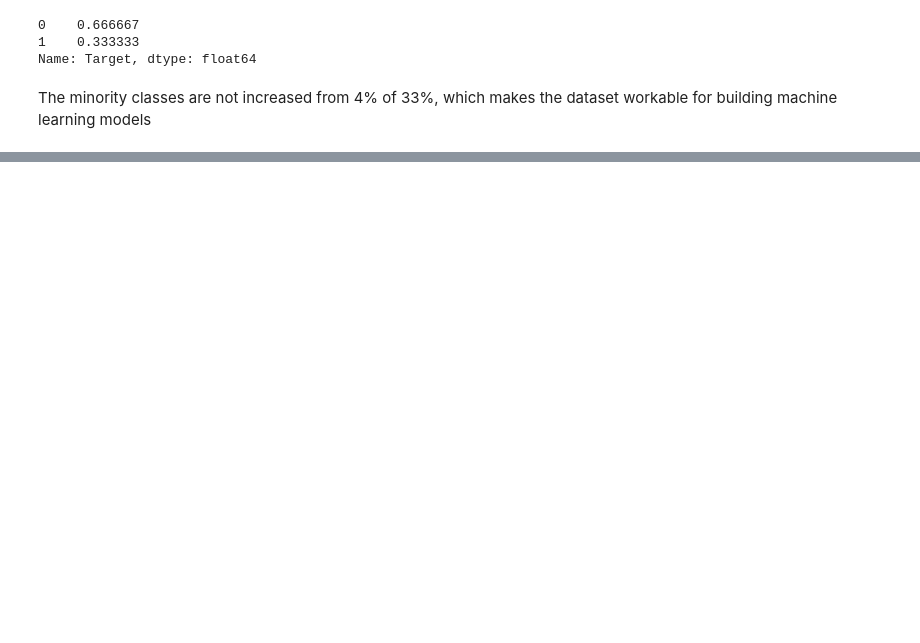
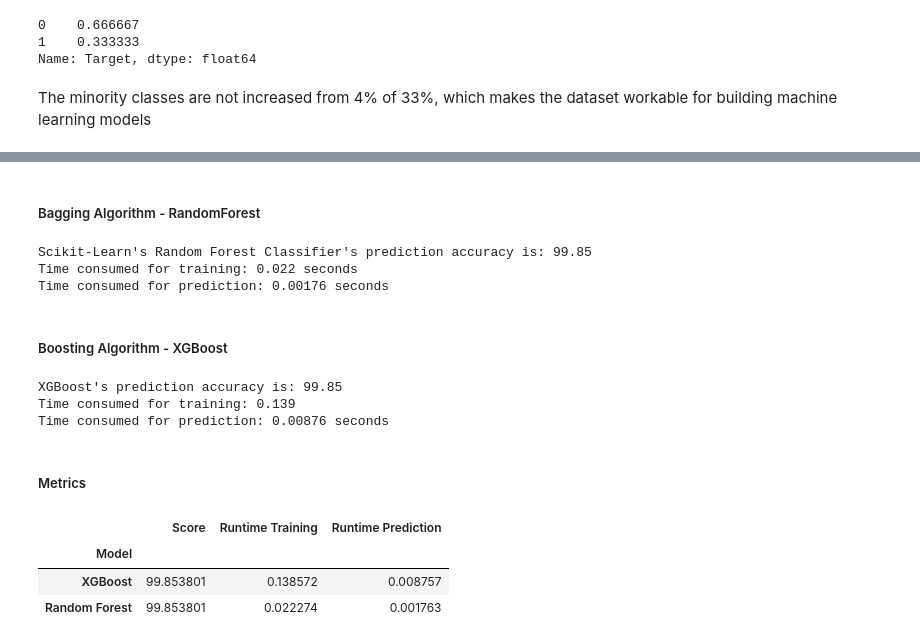
Before and after one commit to pradeepvaranasi/RideSharing_riderAttrition_casestudy, a Jupyter notebook: RideSharing_Casestudy_EnsembleLearning.ipynb, the cells around one changed output, grey strips where cells are left out. Drawn from its saved outputs; the diff is of its cells as text; code cells hidden in the pictures; blank space fills up the shorter version.

```diff
--- a/RideSharing_Casestudy_EnsembleLearning.ipynb
+++ b/RideSharing_Casestudy_EnsembleLearning.ipynb
@@ -440,0 +509,3 @@ The minority classes are not increased from 4% of 33%, which makes the dataset w
+# %%
+Scaler = StandardScaler()
+X_scaled = Scaler.fit_transform(X)
@@ -440,0 +514,3 @@ The minority classes are not increased from 4% of 33%, which makes the dataset w
+# %%
+from sklearn.model_selection import train_test_split
+X_train, X_test, y_train, y_test = train_test_split(X_scaled, y_encoded, random_state=42, stratify=y)
@@ -440,0 +521,56 @@ The minority classes are not increased from 4% of 33%, which makes the dataset w
+# %% [markdown]
+##### Bagging Algorithm - RandomForest
+# %%
+rfc = RandomForestClassifier(n_estimators=10)
+training_start = time.perf_counter()
+rfc.fit(X_train, y_train)
+training_end = time.perf_counter()
+prediction_start = time.perf_counter()
+preds = rfc.predict(X_test)
+prediction_end = time.perf_counter()
+acc_rfc = (preds == y_test).sum().astype(float) / len(preds)*100
+rfc_train_time = training_end-training_start
+rfc_prediction_time = prediction_end-prediction_start
+print("Scikit-Learn's Random Forest Classifier's prediction accuracy is: %3.2f" % (acc_rfc))
+print("Time consumed for training: %4.3f seconds" % (rfc_train_time))
+print("Time consumed for prediction: %6.5f seconds" % (rfc_prediction_time))
+# %% [output]
+Scikit-Learn's Random Forest Classifier's prediction accuracy is: 99.85
+Time consumed for training: 0.022 seconds
+Time consumed for prediction: 0.00176 seconds
+# %% [markdown]
+##### Boosting Algorithm - XGBoost
+# %%
+xgb = XGBClassifier(n_estimators=100)
+training_start = time.perf_counter()
+xgb.fit(X_train, y_train)
+training_end = time.perf_counter()
+prediction_start = time.perf_counter()
+preds = xgb.predict(X_test)
+prediction_end = time.perf_counter()
+acc_xgb = (preds == y_test).sum().astype(float) / len(preds)*100
+xgb_train_time = training_end-training_start
+xgb_prediction_time = prediction_end-prediction_start
+print("XGBoost's prediction accuracy is: %3.2f" % (acc_xgb))
+print("Time consumed for training: %4.3f" % (xgb_train_time))
+print("Time consumed for prediction: %6.5f seconds" % (xgb_prediction_time))
+# %% [output]
+XGBoost's prediction accuracy is: 99.85
+Time consumed for training: 0.139
+Time consumed for prediction: 0.00876 seconds
+# %% [markdown]
+##### Metrics
+# %%
+results = pd.DataFrame({
+    'Model': ['XGBoost', 'Random Forest'],
+    'Score': [acc_xgb, acc_rfc],
+    'Runtime Training': [xgb_train_time, rfc_train_time],
+    'Runtime Prediction': [xgb_prediction_time, rfc_prediction_time]})
+result_df = results.sort_values(by='Score', ascending=False)
+result_df = result_df.set_index('Model')
+result_df
+# %% [output]
+|  | Score | Runtime Training | Runtime Prediction |
+| Model |  |  |  |
+| XGBoost | 99.853801 | 0.138572 | 0.008757 |
+| Random Forest | 99.853801 | 0.022274 | 0.001763 |
```
Also changed, not shown: parts of 18 cells of this notebook.
